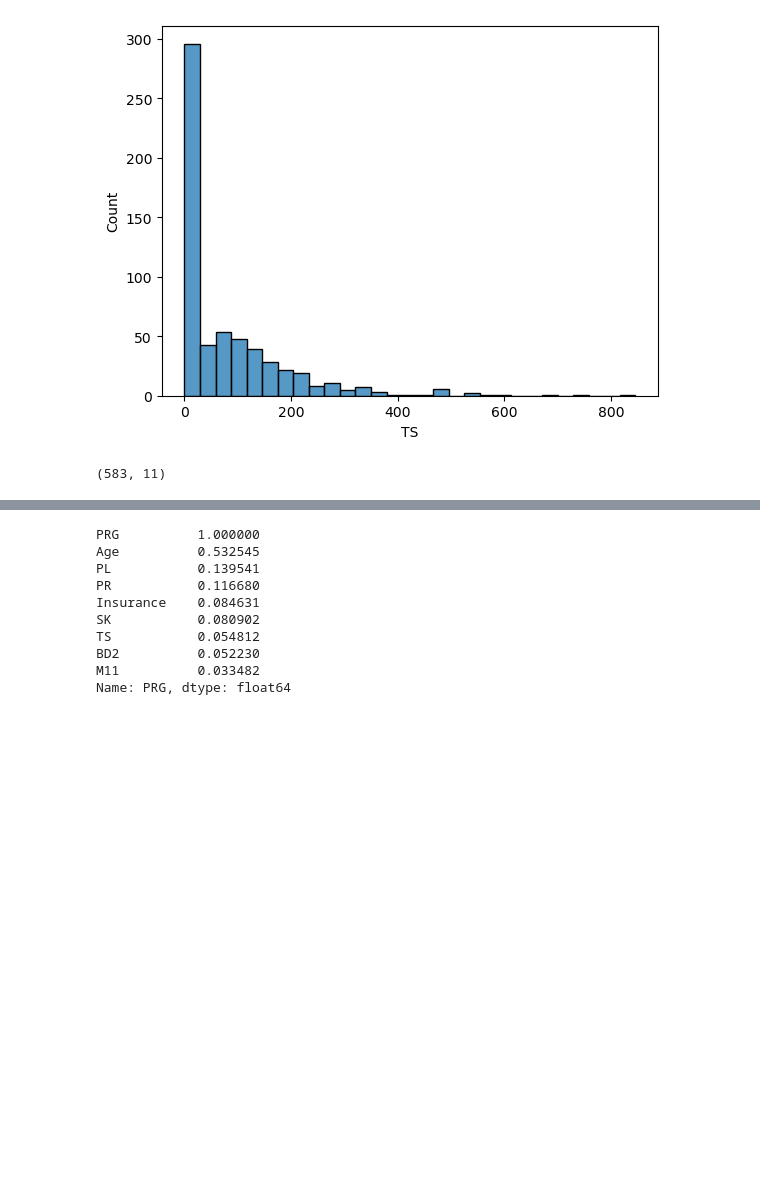
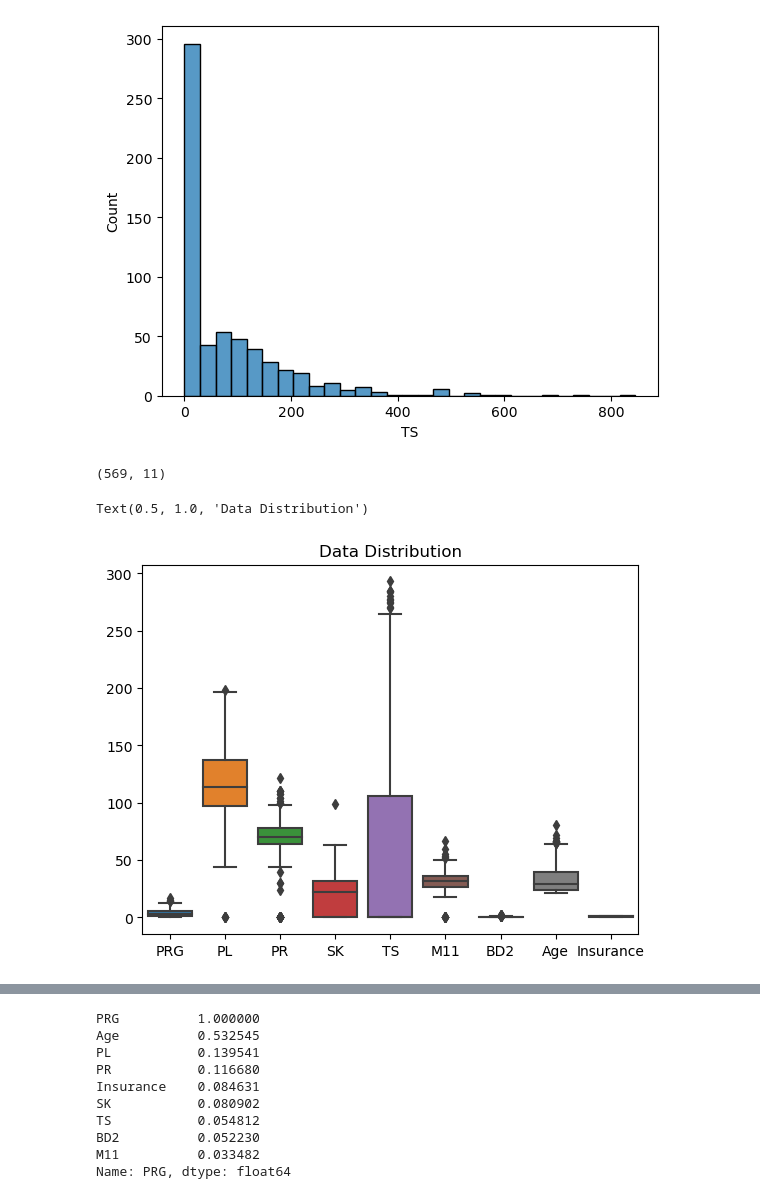
Before and after one commit to doctorf72/Naya_ML_RegressionProject, a Jupyter notebook: sepsis.ipynb, the cells around one changed output, grey strips where cells are left out. Drawn from its saved outputs; the diff is of its cells as text; code cells hidden in the pictures; blank space fills up the shorter version.

```diff
--- a/sepsis.ipynb
+++ b/sepsis.ipynb
@@ -120,10 +125,13 @@ plt.show()
 [figure]
 # %%
 #Only 16 rows has the outliers
-TS=patients_train.loc[patients_train.TS<400]
-TS.shape
+TS=patients_train.loc[patients_train.TS<300]
+print(TS.shape)
+sns.boxplot(data=TS).set_title('Data Distribution')
 # %% [output]
-(583, 11)
+(569, 11)
+Text(0.5, 1.0, 'Data Distribution')
+[figure, added]
 # %%
 patients_train.corr()
 # %% [output]
```
Also changed, not shown: parts of 51 cells of this notebook.
